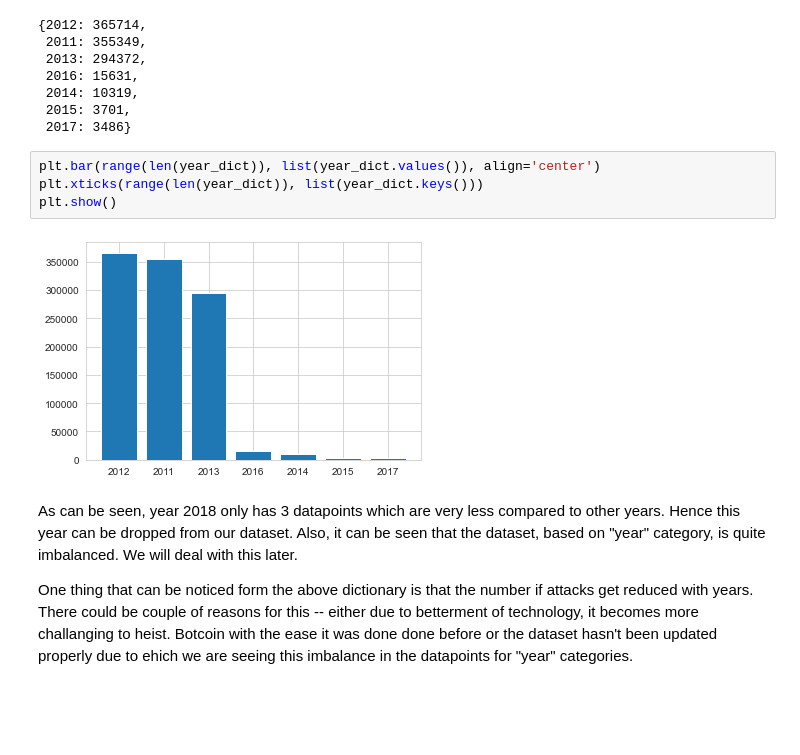
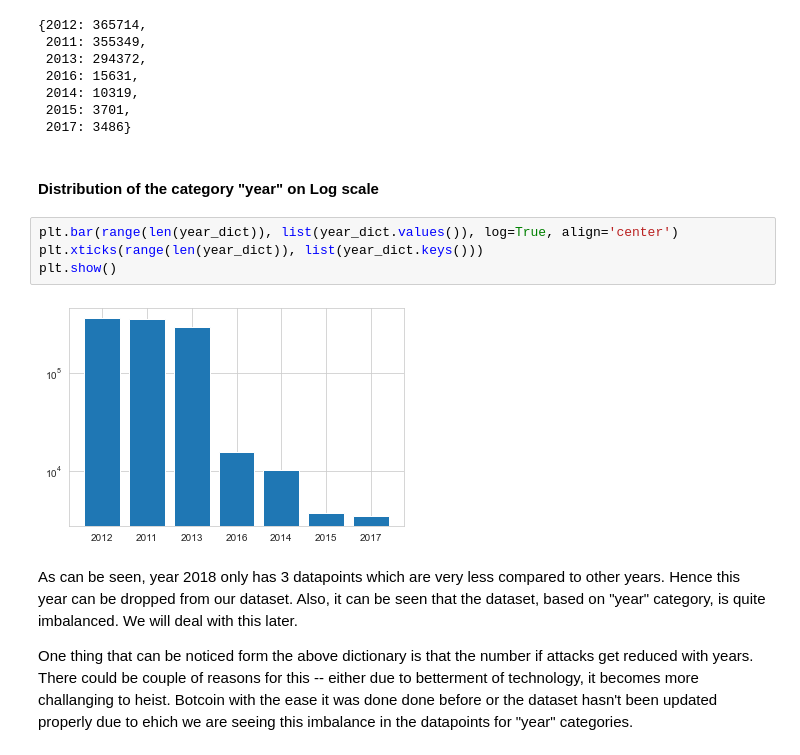
Before and after one commit to gauravsh0812/Bitcoin_Heist, a Jupyter notebook: Bitcoin_Heist.ipynb, the cells around one changed output. Drawn from its saved outputs; the diff is of its cells as text; blank space fills up the shorter version.

```diff
--- a/Bitcoin_Heist.ipynb
+++ b/Bitcoin_Heist.ipynb
@@ -96,12 +96,14 @@ year_dict
  2014: 10319,
  2015: 3701,
  2017: 3486}
+# %% [markdown]
+#### Distribution of the category "year" on Log scale
 # %%
-plt.bar(range(len(year_dict)), list(year_dict.values()), align='center')
+plt.bar(range(len(year_dict)), list(year_dict.values()), log=True, align='center')
 plt.xticks(range(len(year_dict)), list(year_dict.keys()))
 plt.show()
 # %% [output]
-[figure, old version]
+[figure, new version]
 # %% [markdown]
 As can be seen, year 2018 only has 3 datapoints which are very less compared to other years. Hence this year can be dropped from our dataset. Also, it can be seen that the dataset, based on "year" category, is quite imbalanced. We will deal with this later.
 
```
Also changed, not shown: parts of 13 cells of this notebook.
